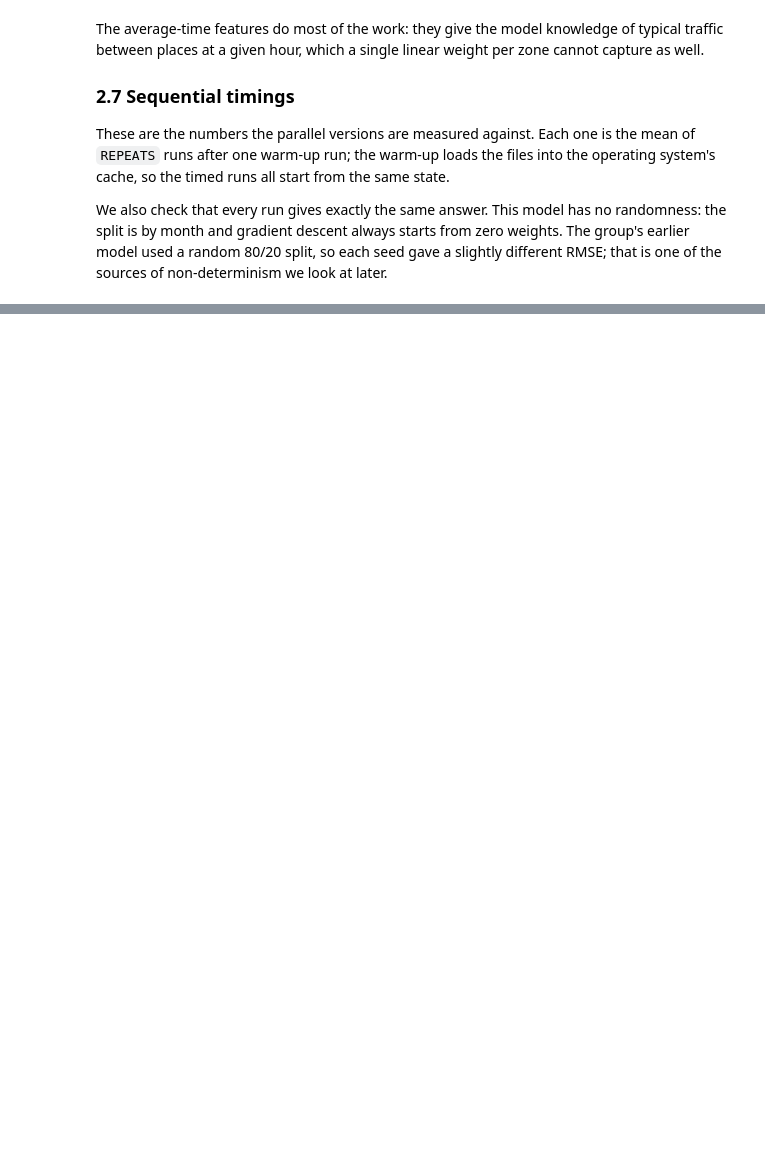
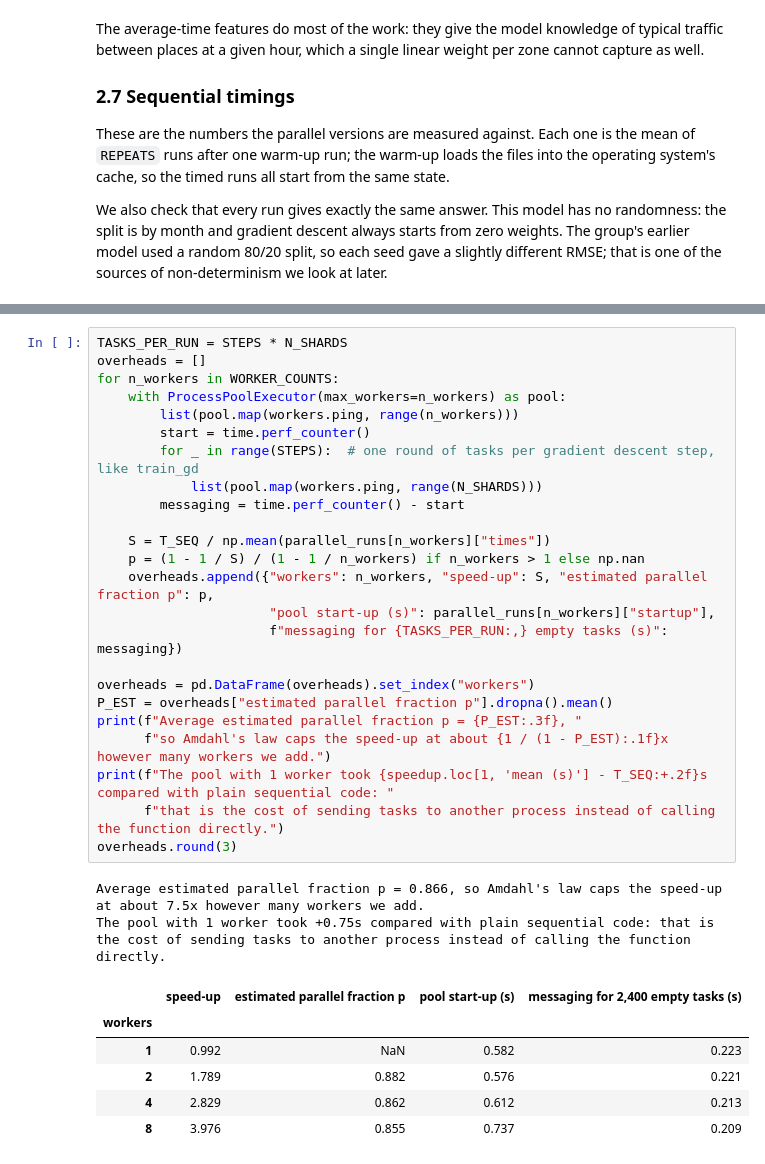
Before and after one commit to wmcclean06/G12-Poster, a Jupyter notebook: Trip_Duration.ipynb, the cells around one changed output, grey strips where cells are left out. Drawn from its saved outputs; the diff is of its cells as text; blank space fills up the shorter version.

```diff
--- a/Trip_Duration.ipynb
+++ b/Trip_Duration.ipynb
@@ -798,0 +955,33 @@ Notebook run time so far: 579.2s
+# %%
+TASKS_PER_RUN = STEPS * N_SHARDS
+overheads = []
+for n_workers in WORKER_COUNTS:
+    with ProcessPoolExecutor(max_workers=n_workers) as pool:
+        list(pool.map(workers.ping, range(n_workers)))
+        start = time.perf_counter()
+        for _ in range(STEPS):  # one round of tasks per gradient descent step, like train_gd
+            list(pool.map(workers.ping, range(N_SHARDS)))
+        messaging = time.perf_counter() - start
+
+    S = T_SEQ / np.mean(parallel_runs[n_workers]["times"])
+    p = (1 - 1 / S) / (1 - 1 / n_workers) if n_workers > 1 else np.nan
+    overheads.append({"workers": n_workers, "speed-up": S, "estimated parallel fraction p": p,
+                      "pool start-up (s)": parallel_runs[n_workers]["startup"],
+                      f"messaging for {TASKS_PER_RUN:,} empty tasks (s)": messaging})
+
+overheads = pd.DataFrame(overheads).set_index("workers")
+P_EST = overheads["estimated parallel fraction p"].dropna().mean()
+print(f"Average estimated parallel fraction p = {P_EST:.3f}, "
+      f"so Amdahl's law caps the speed-up at about {1 / (1 - P_EST):.1f}x however many workers we add.")
+print(f"The pool with 1 worker took {speedup.loc[1, 'mean (s)'] - T_SEQ:+.2f}s compared with plain sequential code: "
+      f"that is the cost of sending tasks to another process instead of calling the function directly.")
+overheads.round(3)
+# %% [output]
+Average estimated parallel fraction p = 0.866, so Amdahl's law caps the speed-up at about 7.5x however many workers we add.
+The pool with 1 worker took +0.75s compared with plain sequential code: that is the cost of sending tasks to another process instead of calling the function directly.
+|  | speed-up | estimated parallel fraction p | pool start-up (s) | messaging for 2,400 empty tasks (s) |
+| workers |  |  |  |  |
+| 1 | 0.992 | NaN | 0.582 | 0.223 |
+| 2 | 1.789 | 0.882 | 0.576 | 0.221 |
+| 4 | 2.829 | 0.862 | 0.612 | 0.213 |
+| 8 | 3.976 | 0.855 | 0.737 | 0.209 |
```
Also changed, not shown: parts of 20 cells of this notebook, 6 other files.
